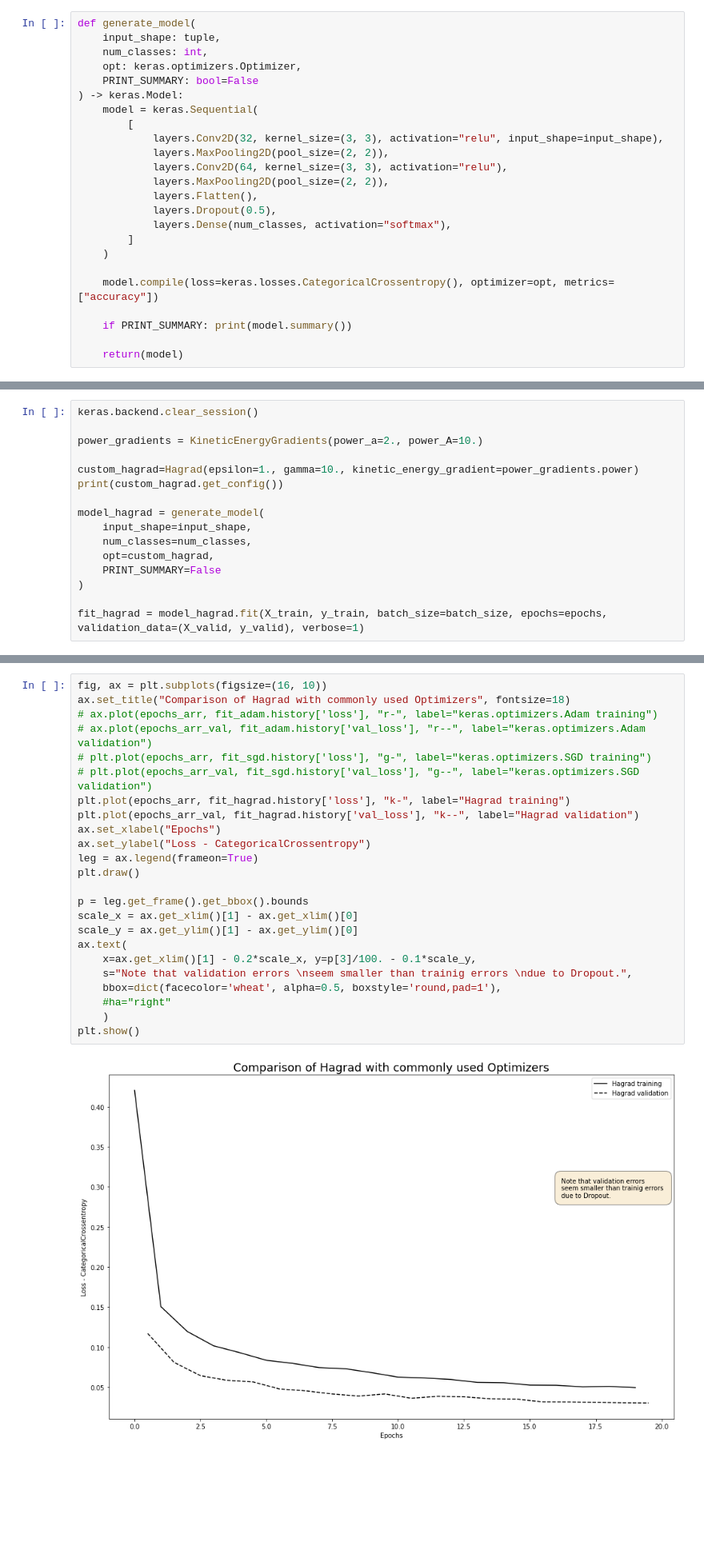
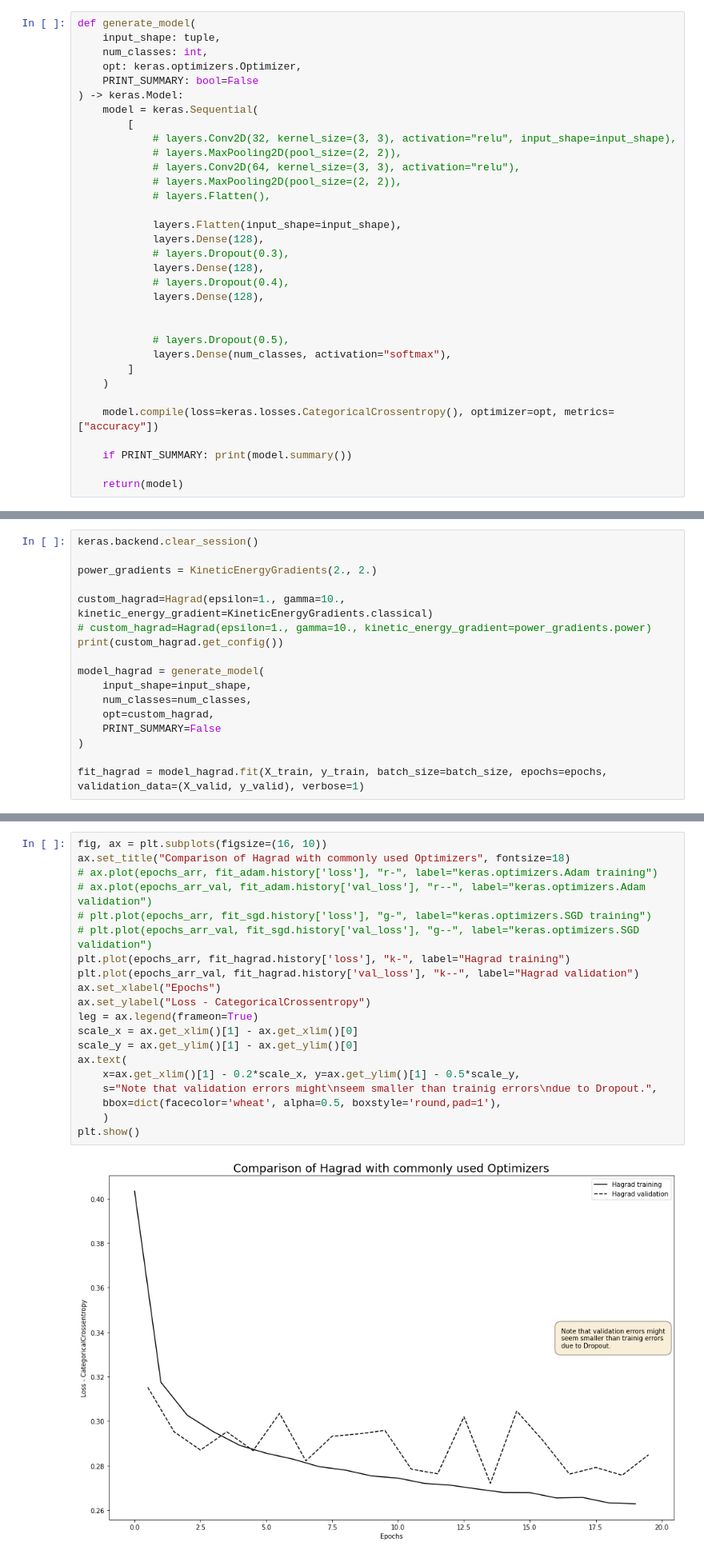
Before and after one commit to JannisZeller/hamiltonian-descent, a Jupyter notebook: source/mnist_eval.ipynb, the cells around one changed output, grey strips where cells are left out. Shown: that part at 80% size. Cells and saved outputs as stored; diff of their text form; blank space fills up the shorter version.

Commit message:
Tidied hagrad, good defaults 1, 10

```diff
--- a/source/mnist_eval.ipynb
+++ b/source/mnist_eval.ipynb
@@ -69,12 +69,21 @@ def generate_model(
 ) -> keras.Model:
     model = keras.Sequential(
         [
-            layers.Conv2D(32, kernel_size=(3, 3), activation="relu", input_shape=input_shape),
-            layers.MaxPooling2D(pool_size=(2, 2)),
-            layers.Conv2D(64, kernel_size=(3, 3), activation="relu"),
-            layers.MaxPooling2D(pool_size=(2, 2)),
-            layers.Flatten(),
-            layers.Dropout(0.5),
+            # layers.Conv2D(32, kernel_size=(3, 3), activation="relu", input_shape=input_shape),
+            # layers.MaxPooling2D(pool_size=(2, 2)),
+            # layers.Conv2D(64, kernel_size=(3, 3), activation="relu"),
+            # layers.MaxPooling2D(pool_size=(2, 2)),
+            # layers.Flatten(),
+
+            layers.Flatten(input_shape=input_shape),
+            layers.Dense(128),
+            # layers.Dropout(0.3),
+            layers.Dense(128),
+            # layers.Dropout(0.4),
+            layers.Dense(128),
+
+
+            # layers.Dropout(0.5),
             layers.Dense(num_classes, activation="softmax"),
         ]
     )
@@ -106,9 +115,10 @@ print(input_shape)
 # %%
 keras.backend.clear_session()
 
-power_gradients = KineticEnergyGradients(power_a=2., power_A=10.)
+power_gradients = KineticEnergyGradients(2., 2.)
 
-custom_hagrad=Hagrad(epsilon=1., gamma=10., kinetic_energy_gradient=power_gradients.power)
+custom_hagrad=Hagrad(epsilon=1., gamma=10., kinetic_energy_gradient=KineticEnergyGradients.classical)
+# custom_hagrad=Hagrad(epsilon=1., gamma=10., kinetic_energy_gradient=power_gradients.power)
 print(custom_hagrad.get_config())
 
 model_hagrad = generate_model(
@@ -148,26 +158,22 @@ epochs_arr_val = epochs_arr + 0.5
 # %%
 fig, ax = plt.subplots(figsize=(16, 10))
 ax.set_title("Comparison of Hagrad with commonly used Optimizers", fontsize=18)
 # ax.plot(epochs_arr, fit_adam.history['loss'], "r-", label="keras.optimizers.Adam training")
 # ax.plot(epochs_arr_val, fit_adam.history['val_loss'], "r--", label="keras.optimizers.Adam validation")
 # plt.plot(epochs_arr, fit_sgd.history['loss'], "g-", label="keras.optimizers.SGD training")
 # plt.plot(epochs_arr_val, fit_sgd.history['val_loss'], "g--", label="keras.optimizers.SGD validation")
 plt.plot(epochs_arr, fit_hagrad.history['loss'], "k-", label="Hagrad training")
 plt.plot(epochs_arr_val, fit_hagrad.history['val_loss'], "k--", label="Hagrad validation")
 ax.set_xlabel("Epochs")
 ax.set_ylabel("Loss - CategoricalCrossentropy")
 leg = ax.legend(frameon=True)
-plt.draw()
-
-p = leg.get_frame().get_bbox().bounds
 scale_x = ax.get_xlim()[1] - ax.get_xlim()[0]
 scale_y = ax.get_ylim()[1] - ax.get_ylim()[0]
 ax.text(
-    x=ax.get_xlim()[1] - 0.2*scale_x, y=p[3]/100. - 0.1*scale_y,
-    s="Note that validation errors \nseem smaller than trainig errors \ndue to Dropout.",
+    x=ax.get_xlim()[1] - 0.2*scale_x, y=ax.get_ylim()[1] - 0.5*scale_y,
+    s="Note that validation errors might\nseem smaller than trainig errors\ndue to Dropout.",
     bbox=dict(facecolor='wheat', alpha=0.5, boxstyle='round,pad=1'),
-    #ha="right"
     )
 plt.show()
 # %% [output]
-[figure, old version]
+[figure, new version]
```
Also changed, not shown: parts of 1 cell of this notebook, 2 other files.
